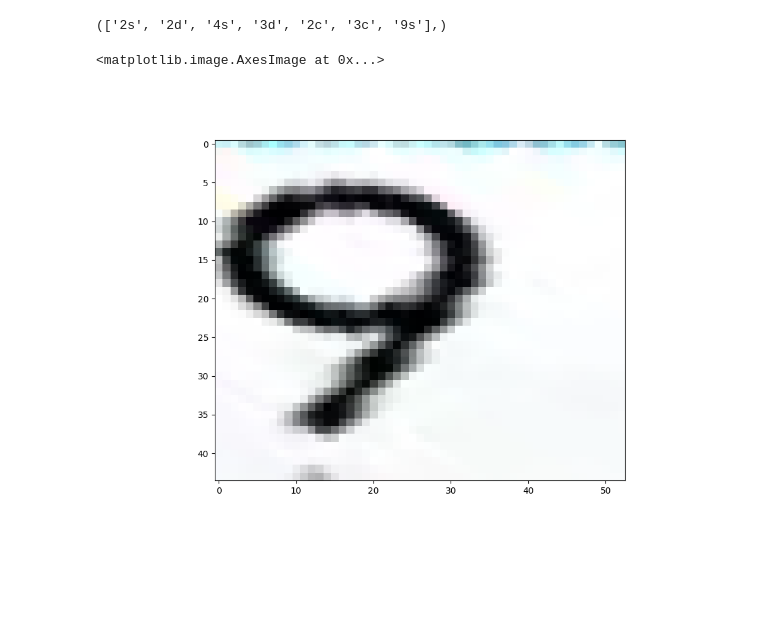
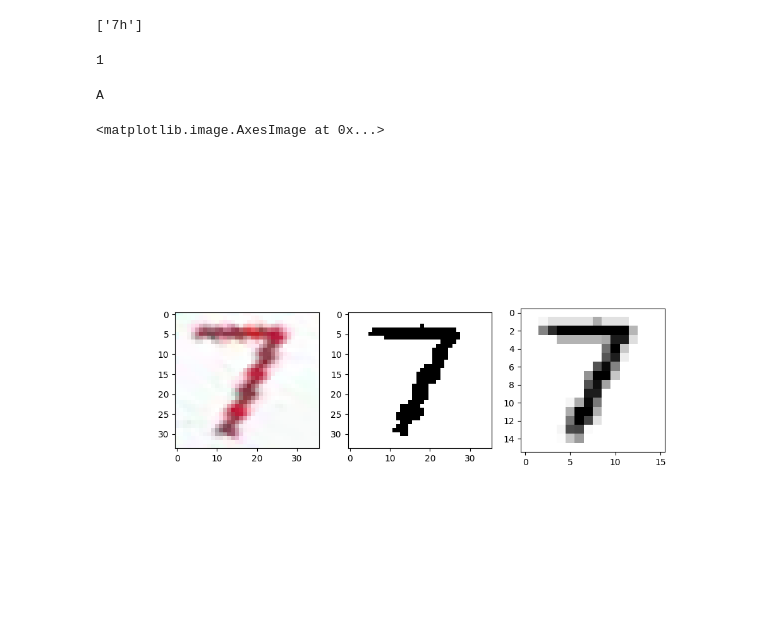
Before and after one commit to ninextycode/blackjack_cardcounter, a Jupyter notebook: extract_cards_dealer.ipynb, the cells around one changed output. Saved outputs shown, nothing was run; the diff lists cells and outputs as text; code cells hidden in the pictures; blank space fills up the shorter version.

```diff
--- a/extract_cards_dealer.ipynb
+++ b/extract_cards_dealer.ipynb
@@ -18,5 +22,5 @@ from get_cards_playing import card_peek_width, card_width, get_cards, card_heigh
 # %%
-img_path = "frames/7cards_dealer.png"
+img_path = "frames_tablet/8hJd_7h.png"  #  dealer_5_cards.png"
 img_np = image_utils.load_rdb(img_path)
 
 print(f"Loaded {img_path}")
@@ -92,18 +83,0 @@ array([[1086.,  257.],
-# %%
-# Visualize scaled polygon and extract for 11 cards
-f, ax = plt.subplots(1, 1, figsize=(8, 4))
-ax.imshow(img_np)
-ax.set_axis_off()
-ax.add_patch(Polygon(poly_pts, closed=True, fill=False, ec="black", lw=2))
-ax.add_patch(Polygon(poly_pts_11, closed=True, fill=False, ec="red", lw=2))
-
-cards_11 = image_utils.wrap_perspective(
-    img_np, poly_pts_11, card_width + card_peek_width * 10, card_height
-)
-
-f2, ax2 = plt.subplots(1, 1, figsize=(10, 4))
-ax2.imshow(cards_11)
-ax2.set_title("Scaled to 11-card width")
-ax2.set_axis_off()
-
-get_cards(cards_11)
@@ -126,4 +96,4 @@ ax.imshow(ocr_cards.to_bnw(cards), cmap="gray")
 # %%
-get_cards(cards_11)
+get_cards(cards)
 # %% [output]
-(['2s', '2d', '4s', '3d', '2c', '3c', '9s'],)
+['7h']
@@ -130,12 +103,30 @@ get_cards(cards_11)
 # %%
-import get_cards_playing
 
-
-matches = image_utils.find_subimages(cards_11, get_cards_playing._suit_templates, threshold=0.9)
-digit_images = get_cards_playing.extract_card_values_img(cards, matches)
+matches, n_matches = image_utils.find_subimages(
+    cards, get_cards_tablet._suit_templates, threshold=0.9, keys="shcd"
+)
+digit_images = get_cards_tablet.extract_card_values_img(cards, matches)
+# %%
+n_matches
+# %% [output]
+1
+# %%
+# psm 7 - single text line
+pytesseract_config = "--oem 3 --psm 7 -c tessedit_char_whitelist=0123456789JQKA"
 # %%
-f, ax = plt.subplots(1, 1, figsize=(10, 7))
-ax.imshow(digit_images[0][0])
+f, [ax0, ax1, ax2] = plt.subplots(1, 3, figsize=(10, 7))
+
+character = digit_images["h"][0]
+
+character_bnw = ocr_cards.to_bnw(character, threshold=128)
+character_bnw_small = cv2.resize(character_bnw, (16, 16), interpolation=cv2.INTER_AREA)
+print(pytesseract.image_to_string(character_bnw_small, config=pytesseract_config).strip())
+
+
+ax0.imshow(character)
+ax1.imshow(character_bnw, cmap="gray")
+ax2.imshow(character_bnw_small, cmap="gray")
 # %% [output]
-<matplotlib.image.AxesImage at 0x...>
+A
+<matplotlib.image.AxesImage at 0x...>
-[figure, old version]
+[figure, new version]
```
Also changed, not shown: parts of 27 cells of this notebook, 47 other files.
